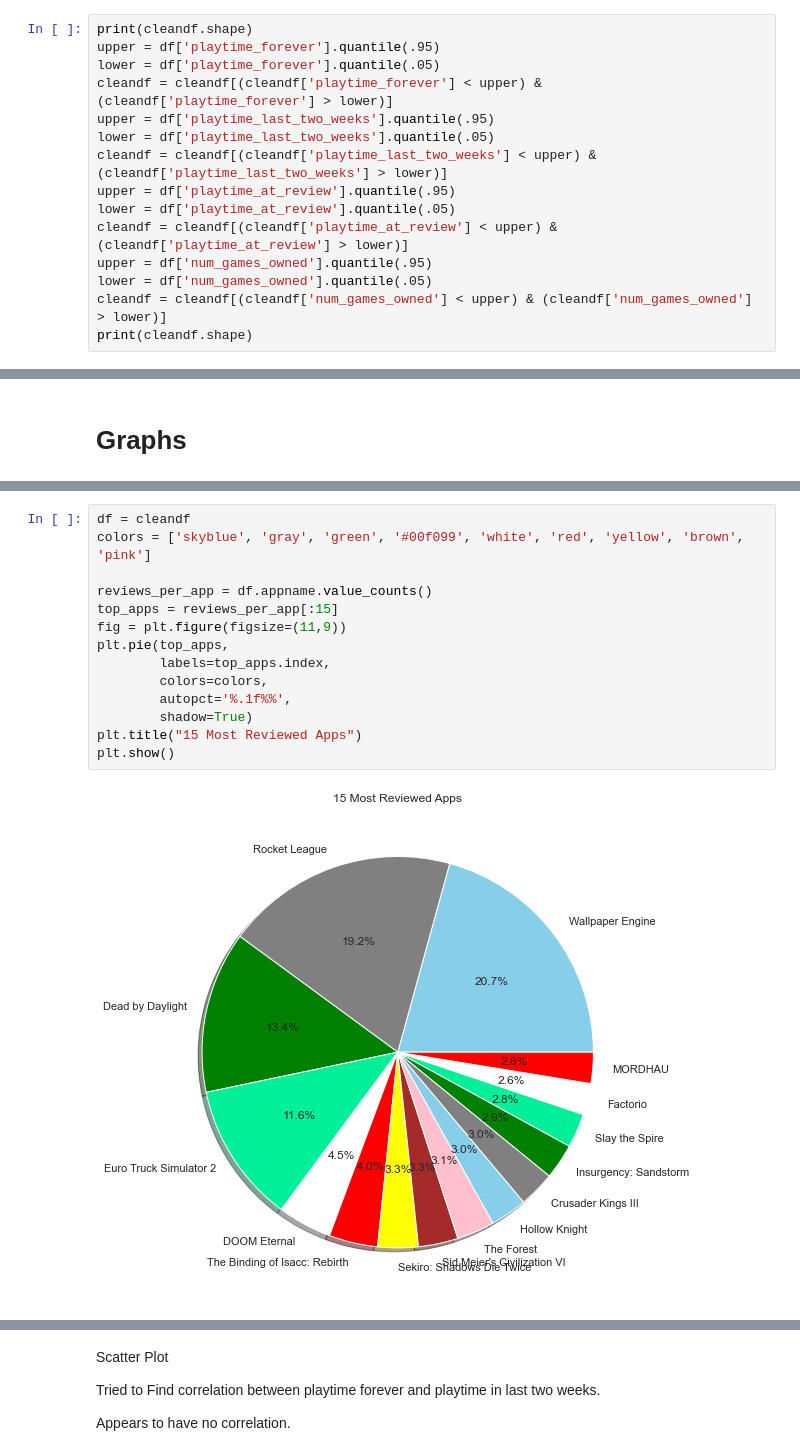
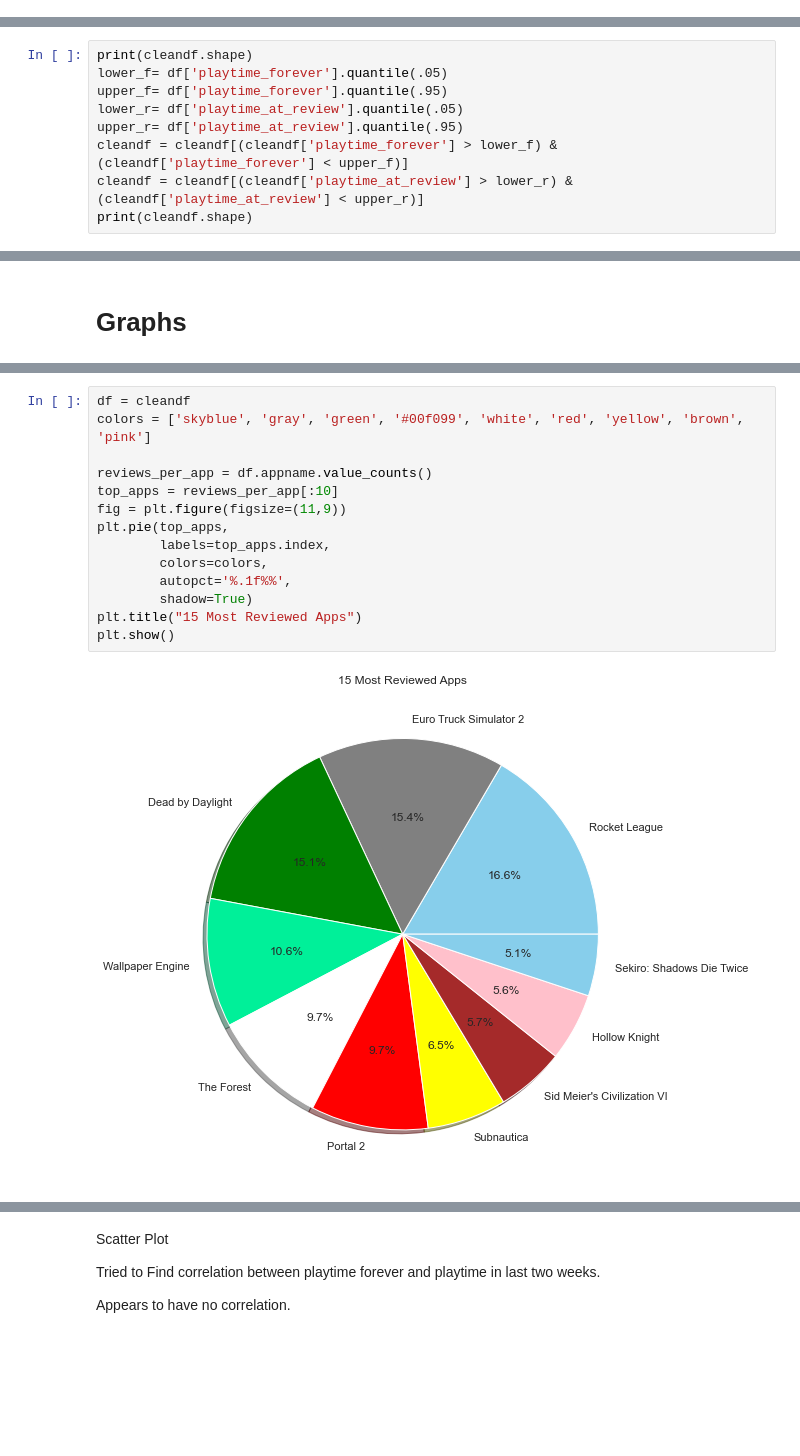
Before and after one commit to Wallyman38/453-Project, a Jupyter notebook: final_project.ipynb, the cells around one changed output, grey strips where cells are left out. Drawn from its saved outputs; the diff is of its cells as text; blank space fills up the shorter version.

Commit message:
Updated graphs

```diff
--- a/final_project.ipynb
+++ b/final_project.ipynb
@@ -137,18 +137,3 @@ cleandf.head()
 | 4 | Portal 2 | spanish | Besto juego 10/10\n | 2020-12-10 03:52:33 | 2020-12-10 03:52:33 | True | 0 | 1 | ... |
 # %% [markdown]
 Remove outliers (upper and lower 5%)
-# %%
-print(cleandf.shape)
-upper = df['playtime_forever'].quantile(.95)
-lower = df['playtime_forever'].quantile(.05)
-cleandf = cleandf[(cleandf['playtime_forever'] < upper) & (cleandf['playtime_forever'] > lower)]
-upper = df['playtime_last_two_weeks'].quantile(.95)
-lower = df['playtime_last_two_weeks'].quantile(.05)
-cleandf = cleandf[(cleandf['playtime_last_two_weeks'] < upper) & (cleandf['playtime_last_two_weeks'] > lower)]
-upper = df['playtime_at_review'].quantile(.95)
-lower = df['playtime_at_review'].quantile(.05)
-cleandf = cleandf[(cleandf['playtime_at_review'] < upper) & (cleandf['playtime_at_review'] > lower)]
-upper = df['num_games_owned'].quantile(.95)
-lower = df['num_games_owned'].quantile(.05)
-cleandf = cleandf[(cleandf['num_games_owned'] < upper) & (cleandf['num_games_owned'] > lower)]
-print(cleandf.shape)
@@ -157,0 +140,9 @@ print(cleandf.shape)
+# %%
+print(cleandf.shape)
+lower_f= df['playtime_forever'].quantile(.05)
+upper_f= df['playtime_forever'].quantile(.95)
+lower_r= df['playtime_at_review'].quantile(.05)
+upper_r= df['playtime_at_review'].quantile(.95)
+cleandf = cleandf[(cleandf['playtime_forever'] > lower_f) & (cleandf['playtime_forever'] < upper_f)]
+cleandf = cleandf[(cleandf['playtime_at_review'] > lower_r) & (cleandf['playtime_at_review'] < upper_r)]
+print(cleandf.shape)
@@ -187,19 +181,19 @@ Top 15 Most Reviewed Apps
 # %%
 df = cleandf
 colors = ['skyblue', 'gray', 'green', '#00f099', 'white', 'red', 'yellow', 'brown', 'pink']
 
 reviews_per_app = df.appname.value_counts()
-top_apps = reviews_per_app[:15]
+top_apps = reviews_per_app[:10]
 fig = plt.figure(figsize=(11,9))
 plt.pie(top_apps,
         labels=top_apps.index,
         colors=colors,
         autopct='%.1f%%',
         shadow=True)
 plt.title("15 Most Reviewed Apps")
 plt.show()
 # %% [output]
-[figure, old version]
+[figure, new version]
 # %% [markdown]
 Bar Graph
 
```
Also changed, not shown: parts of 8 cells of this notebook.
